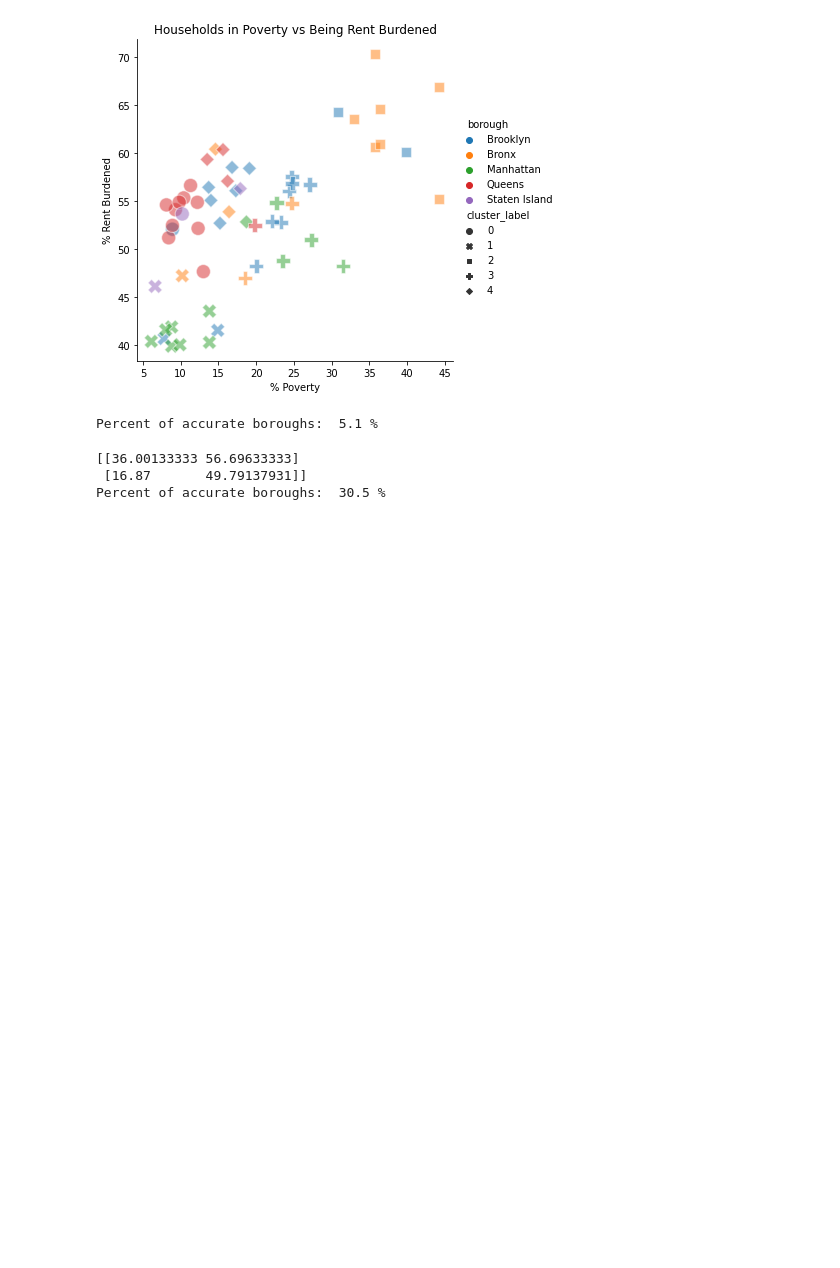
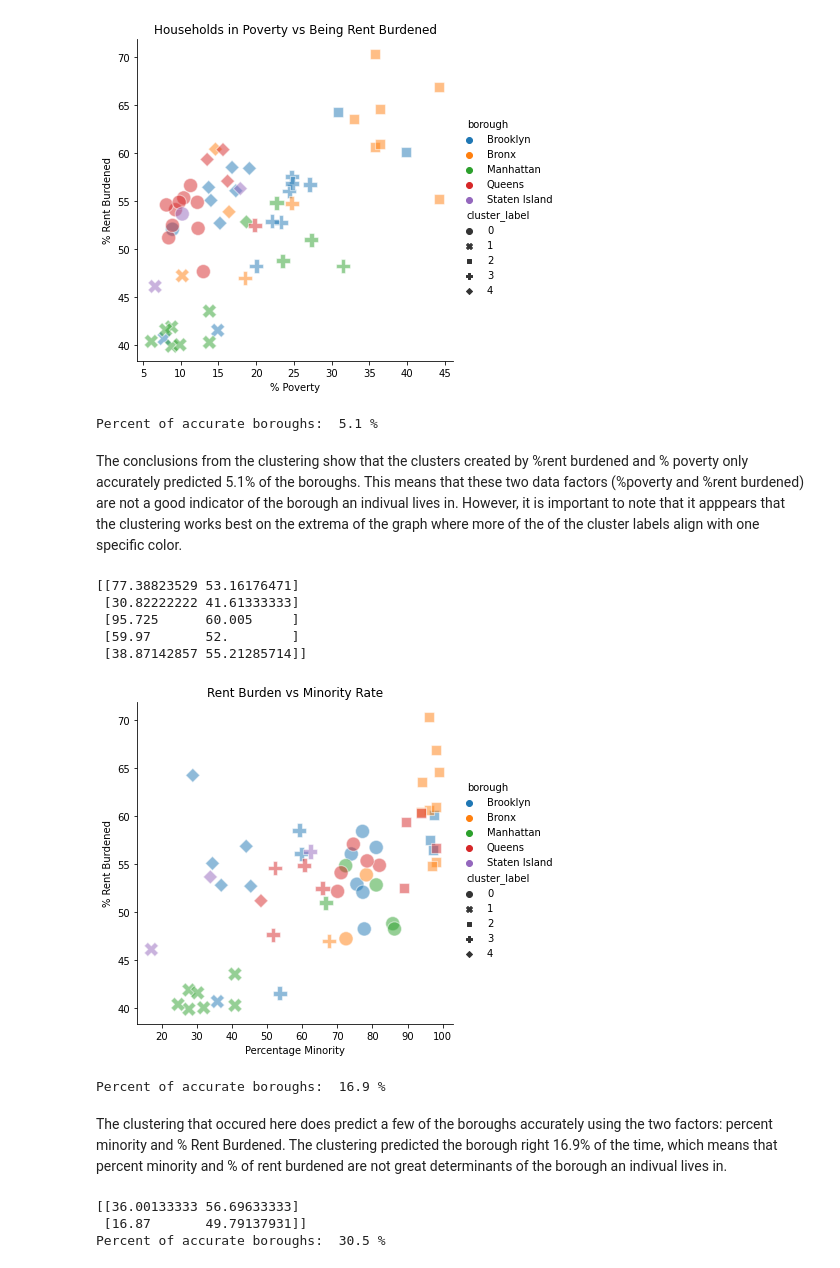
Before and after one commit to cailtyn-caj96/info-2950, a Jupyter notebook: final/appendix.ipynb, the cells around one changed output. Drawn from its saved outputs; the diff is of its cells as text; code cells hidden in the pictures; blank space fills up the shorter version.

```diff
--- a/final/appendix.ipynb
+++ b/final/appendix.ipynb
@@ -212,6 +212,37 @@ print("Percent of accurate boroughs: ",accurate_boroughs, "%")
  [16.07692308 56.71769231]]
 [figure]
 Percent of accurate boroughs:  5.1 %
+# %% [markdown]
+The conclusions from the clustering show that the clusters created by %rent burdened and % poverty only accurately predicted 5.1% of the boroughs. This means that these two data factors (%poverty and %rent burdened) are not a good indicator of the borough an indivual lives in. However, it is important to note that it apppears that the clustering works best on the extrema of the graph where more of the of the cluster labels align with one specific color.
+# %%
+clustering = KMeans(n_clusters = 5, random_state = 15)
+clustering.fit(housing_poverty[["minority_rate", "rent_burdened"]])
+print(clustering.cluster_centers_)
+cluster_labels = clustering.labels_
+housing_poverty['cluster_label'] = cluster_labels
+sns.relplot(x='minority_rate', y='rent_burdened', hue="borough", style ='cluster_label', s=200, alpha=.5, data=housing_poverty);
+plt.xlabel("Percentage Minority")
+plt.ylabel("% Rent Burdened")
+plt.title('Rent Burden vs Minority Rate')
+plt.show()
+predicted_borough_lookup = pd.DataFrame({"cluster_label": [0, 1, 2,3,4],
+                                        "predicted_borough": ["Brooklyn", "Bronx", "Manhattan", "Queens", "Staten_Island"]})
+borough_predict = pd.merge(predicted_borough_lookup, housing_poverty)
+same = borough_predict.loc[borough_predict['predicted_borough'] == borough_predict['borough']]
+total = len(borough_predict)
+accurate = len(same)
+accurate_boroughs = round((accurate/total)*100,1)
+print("Percent of accurate boroughs: ",accurate_boroughs, "%")
+# %% [output]
+[[77.38823529 53.16176471]
+ [30.82222222 41.61333333]
+ [95.725      60.005     ]
+ [59.97       52.        ]
+ [38.87142857 55.21285714]]
+[figure, added]
+Percent of accurate boroughs:  16.9 %
+# %% [markdown]
+The clustering that occured here does predict a few of the boroughs accurately using the two factors: percent minority and % Rent Burdened. The clustering predicted the borough right  16.9% of the time, which means that percent minority and % of rent burdened are not great determinants of the borough an indivual lives in.
 # %%
 housing_poverty = pd.read_csv('housing_poverty.csv')
 clustering = KMeans(n_clusters = 2, random_state = 15)
```
Also changed, not shown: 1 other file.
